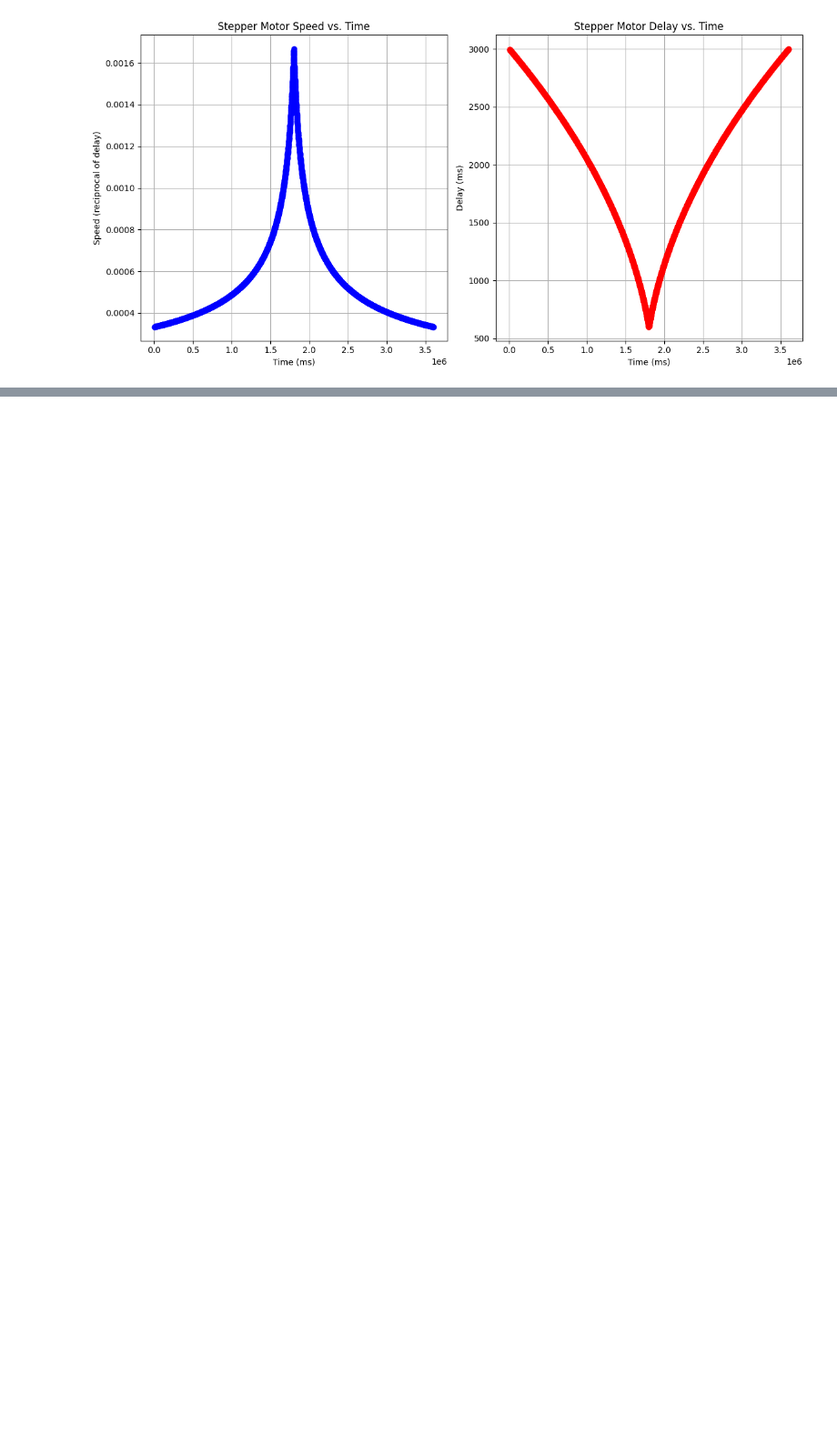
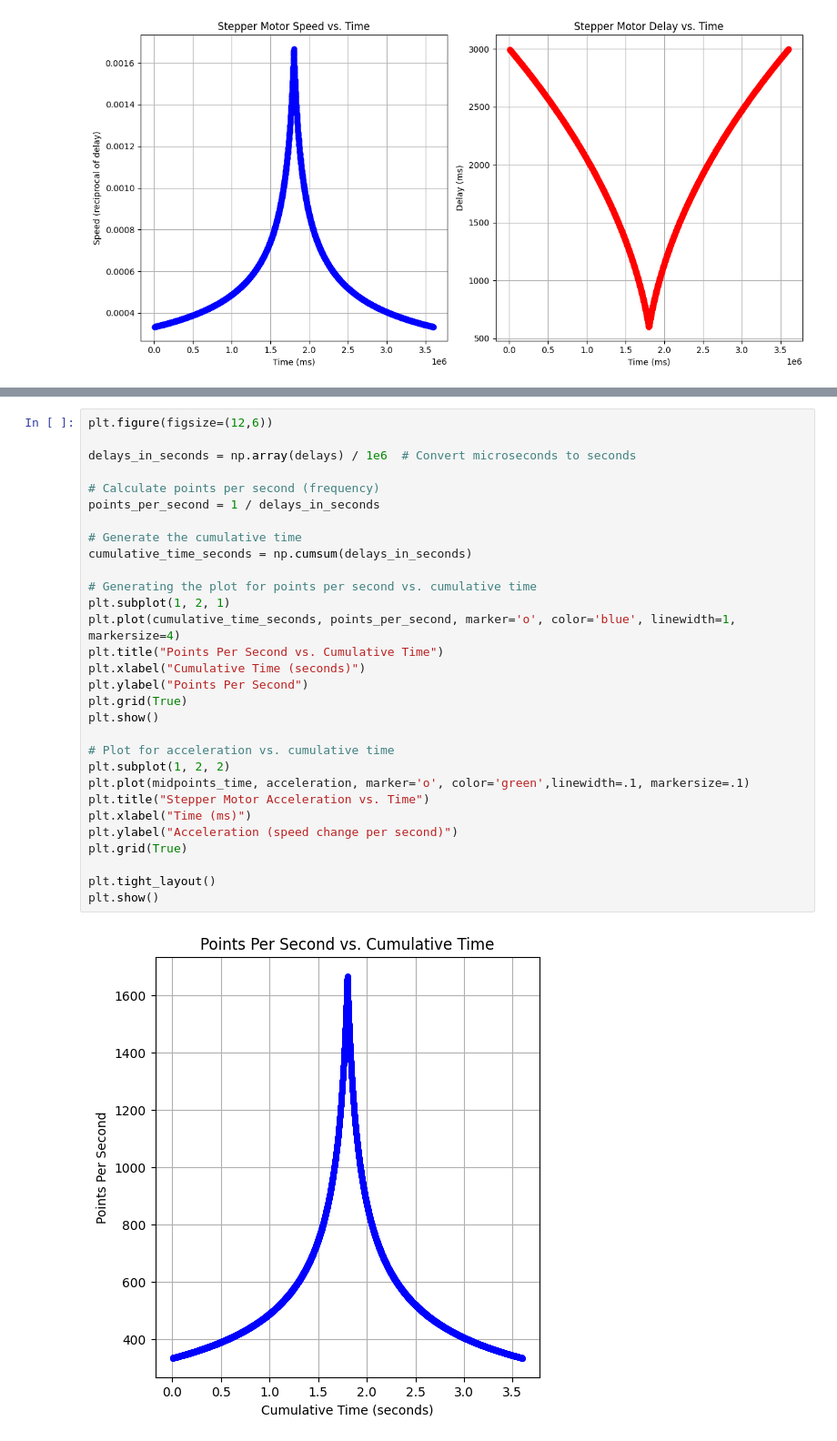
Before and after one commit to CatInAHatIsBack/String_Art, a Jupyter notebook: graphing_speeds.ipynb, the cells around one changed output, grey strips where cells are left out. Shown at 91% size. Cells and saved outputs as stored; diff of their text form; blank space fills up the shorter version.

```diff
--- a/graphing_speeds.ipynb
+++ b/graphing_speeds.ipynb
@@ -33,0 +91,32 @@ plt.show()
+# %%
+plt.figure(figsize=(12,6))
+
+delays_in_seconds = np.array(delays) / 1e6  # Convert microseconds to seconds
+
+# Calculate points per second (frequency)
+points_per_second = 1 / delays_in_seconds
+
+# Generate the cumulative time
+cumulative_time_seconds = np.cumsum(delays_in_seconds)
+
+# Generating the plot for points per second vs. cumulative time
+plt.subplot(1, 2, 1)
+plt.plot(cumulative_time_seconds, points_per_second, marker='o', color='blue', linewidth=1, markersize=4)
+plt.title("Points Per Second vs. Cumulative Time")
+plt.xlabel("Cumulative Time (seconds)")
+plt.ylabel("Points Per Second")
+plt.grid(True)
+plt.show()
+
+# Plot for acceleration vs. cumulative time
+plt.subplot(1, 2, 2)
+plt.plot(midpoints_time, acceleration, marker='o', color='green',linewidth=.1, markersize=.1)
+plt.title("Stepper Motor Acceleration vs. Time")
+plt.xlabel("Time (ms)")
+plt.ylabel("Acceleration (speed change per second)")
+plt.grid(True)
+
+plt.tight_layout()
+plt.show()
+# %% [output]
+[figure, added]
```
Also changed, not shown: parts of 4 cells of this notebook, 1 other file.
